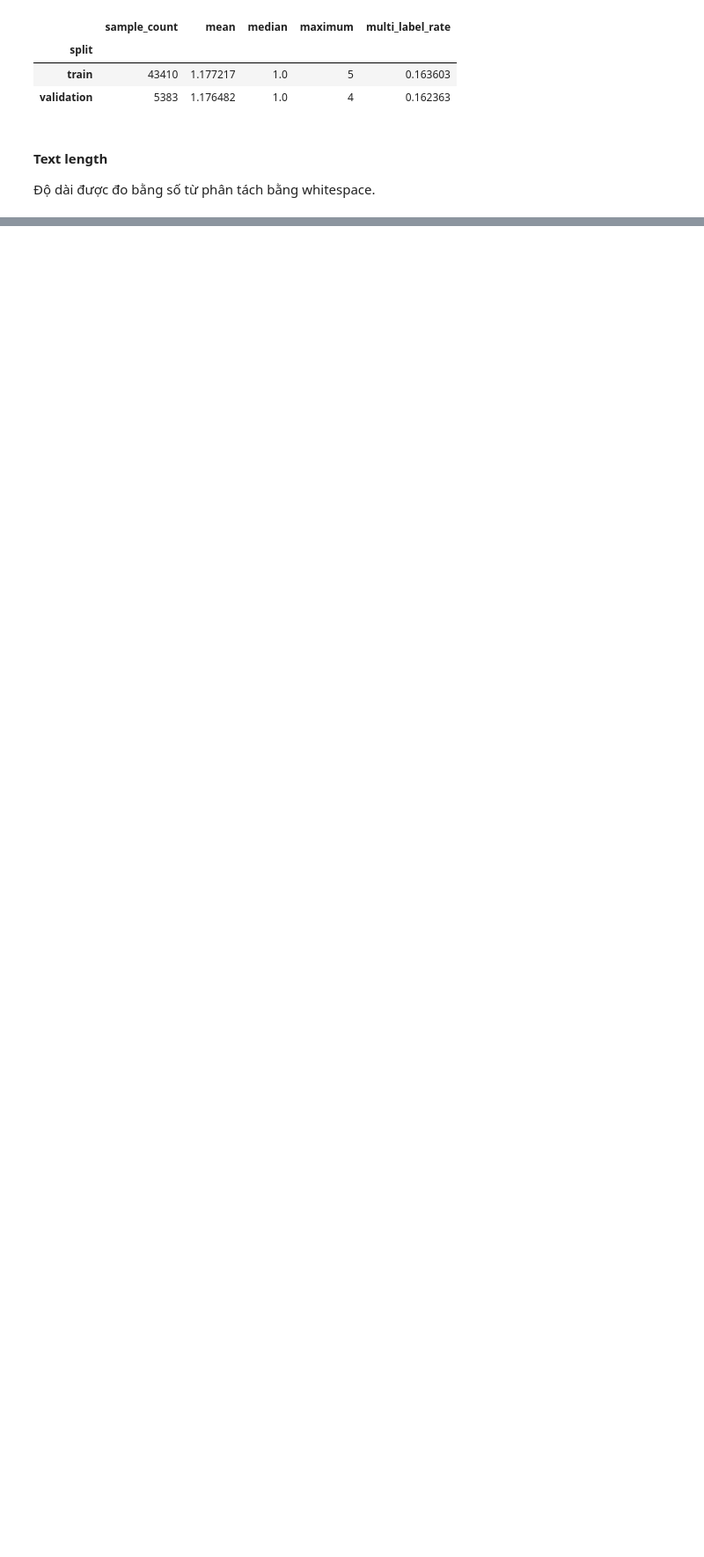
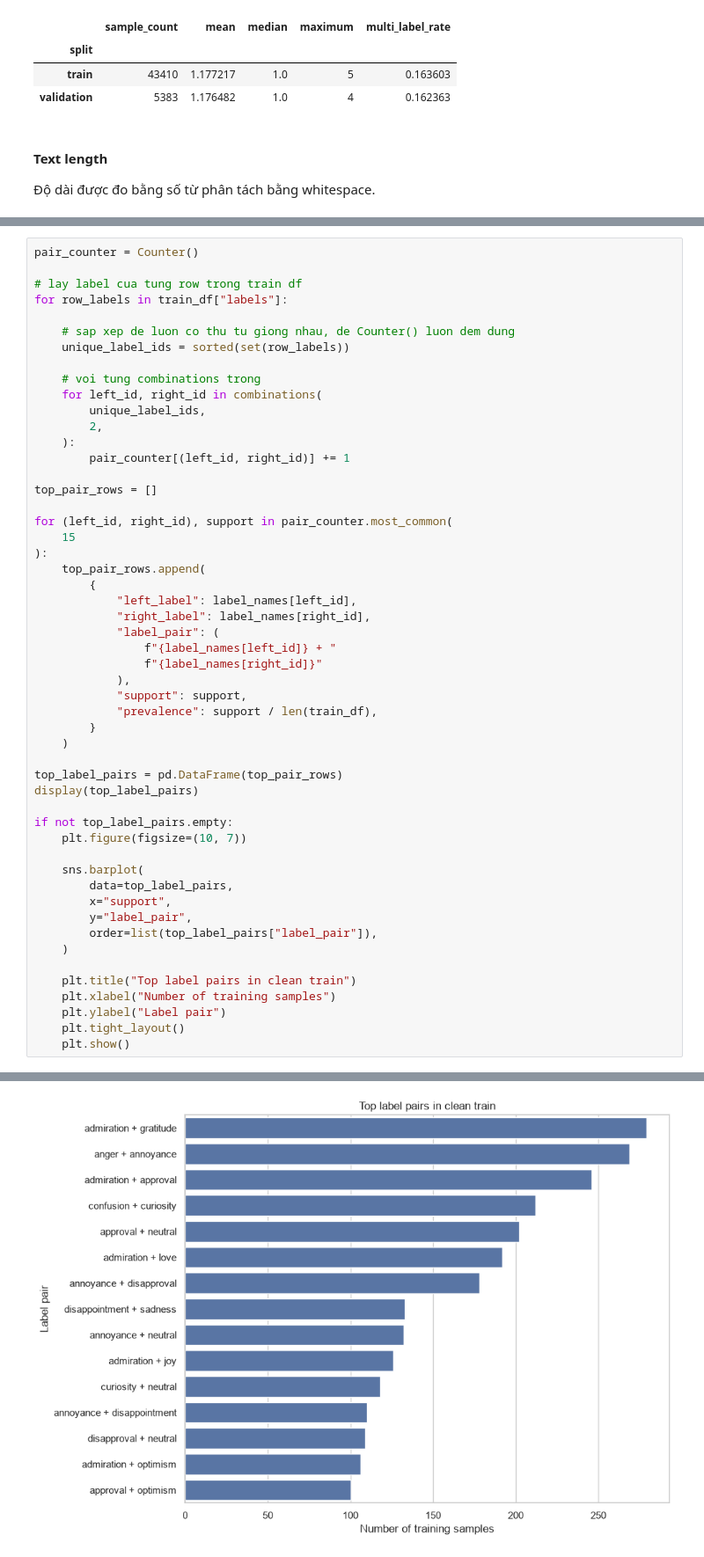
Before and after one commit to trungnguyennhat/pytorch-multilabel-emotion, a Jupyter notebook: notebooks/goemotions_analysis.ipynb, the cells around one changed output, grey strips where cells are left out. Shown at 88% size. Drawn from its saved outputs; the diff is of its cells as text; blank space fills up the shorter version.

```diff
--- a/notebooks/goemotions_analysis.ipynb
+++ b/notebooks/goemotions_analysis.ipynb
@@ -489,0 +499,53 @@ print(
+# %%
+pair_counter = Counter()
+
+# lay label cua tung row trong train df
+for row_labels in train_df["labels"]:
+
+    # sap xep de luon co thu tu giong nhau, de Counter() luon dem dung
+    unique_label_ids = sorted(set(row_labels))
+
+    # voi tung combinations trong
+    for left_id, right_id in combinations(
+        unique_label_ids,
+        2,
+    ):
+        pair_counter[(left_id, right_id)] += 1
+
+top_pair_rows = []
+
+for (left_id, right_id), support in pair_counter.most_common(
+    15
+):
+    top_pair_rows.append(
+        {
+            "left_label": label_names[left_id],
+            "right_label": label_names[right_id],
+            "label_pair": (
+                f"{label_names[left_id]} + "
+                f"{label_names[right_id]}"
+            ),
+            "support": support,
+            "prevalence": support / len(train_df),
+        }
+    )
+
+top_label_pairs = pd.DataFrame(top_pair_rows)
+display(top_label_pairs)
+
+if not top_label_pairs.empty:
+    plt.figure(figsize=(10, 7))
+
+    sns.barplot(
+        data=top_label_pairs,
+        x="support",
+        y="label_pair",
+        order=list(top_label_pairs["label_pair"]),
+    )
+
+    plt.title("Top label pairs in clean train")
+    plt.xlabel("Number of training samples")
+    plt.ylabel("Label pair")
+    plt.tight_layout()
+    plt.show()
+# %% [output]
@@ -489,0 +568 @@ print(
+[figure, added]
```
Also changed, not shown: parts of 5 cells of this notebook, 1 other file.
